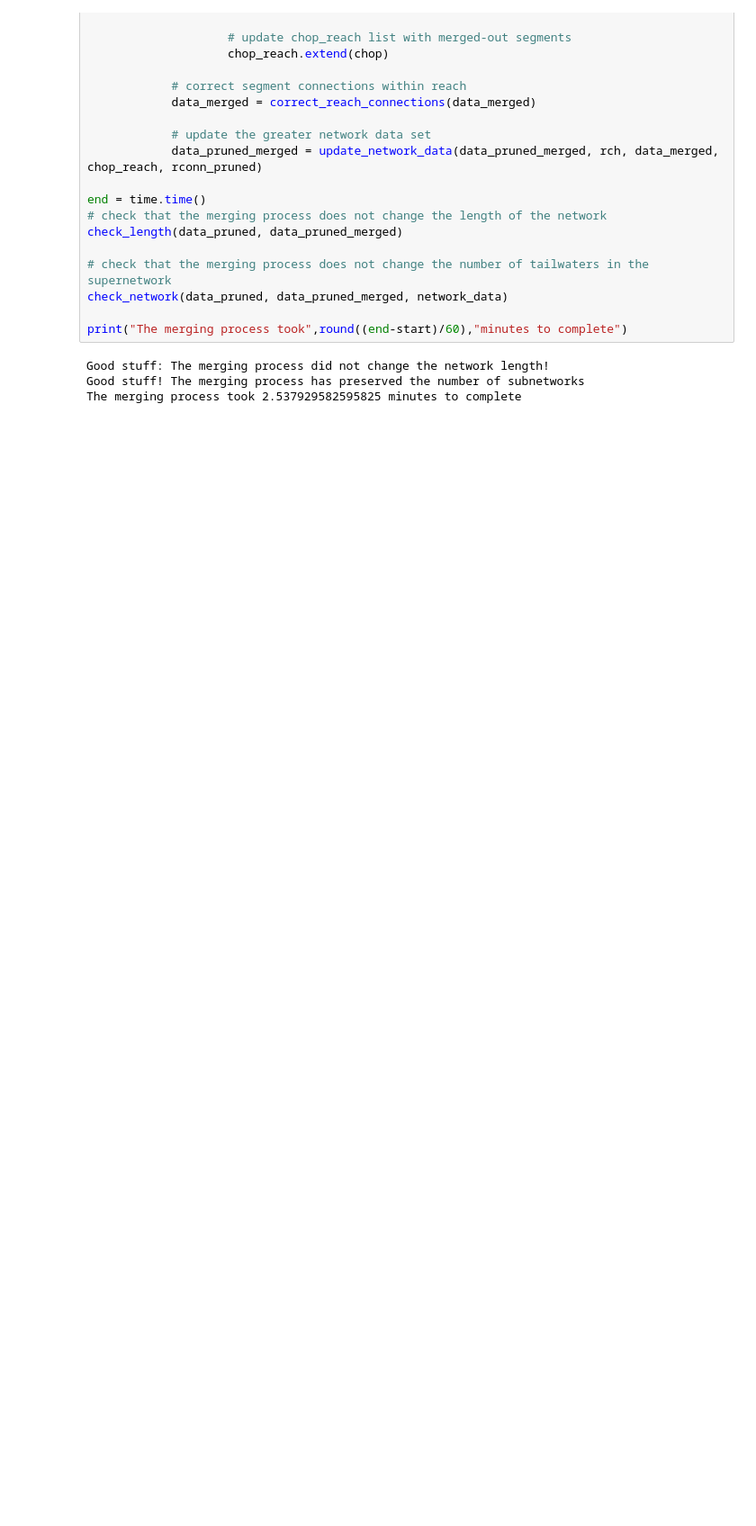
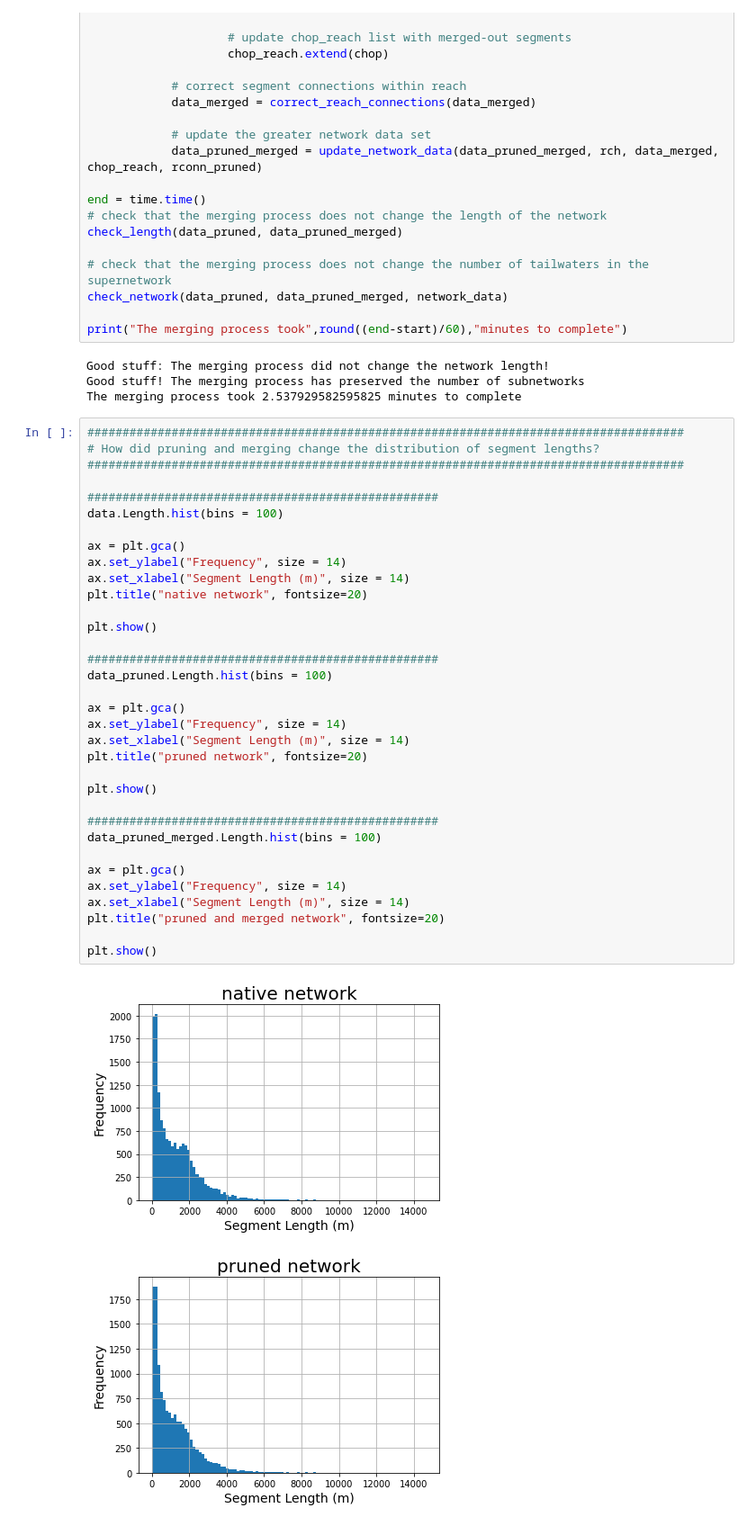
Before and after one commit to jhrehanoaa/t-route, a Jupyter notebook: notebooks/segment-merge.ipynb, the cells around one changed output. Shown at 90% size. Drawn from its saved outputs; the diff is of its cells as text; blank space fills up the shorter version.

Commit message:
add histograms for segment lengths of native, pruned, pruned & merged networks

```diff
--- a/notebooks/segment-merge.ipynb
+++ b/notebooks/segment-merge.ipynb
@@ -782,3 +782,40 @@ print("The merging process took",round((end-start)/60),"minutes to complete")
 Good stuff: The merging process did not change the network length!
 Good stuff! The merging process has preserved the number of subnetworks
 The merging process took 2.537929582595825 minutes to complete
+# %%
+#####################################################################################
+# How did pruning and merging change the distribution of segment lengths?
+#####################################################################################
+
+##################################################
+data.Length.hist(bins = 100)
+
+ax = plt.gca()
+ax.set_ylabel("Frequency", size = 14)
+ax.set_xlabel("Segment Length (m)", size = 14)
+plt.title("native network", fontsize=20)
+
+plt.show()
+
+##################################################
+data_pruned.Length.hist(bins = 100)
+
+ax = plt.gca()
+ax.set_ylabel("Frequency", size = 14)
+ax.set_xlabel("Segment Length (m)", size = 14)
+plt.title("pruned network", fontsize=20)
+
+plt.show()
+
+##################################################
+data_pruned_merged.Length.hist(bins = 100)
+
+ax = plt.gca()
+ax.set_ylabel("Frequency", size = 14)
+ax.set_xlabel("Segment Length (m)", size = 14)
+plt.title("pruned and merged network", fontsize=20)
+
+plt.show()
+# %% [output]
+[figure, added]
+[figure, added]
```
Also changed, not shown: parts of 2 cells of this notebook.
